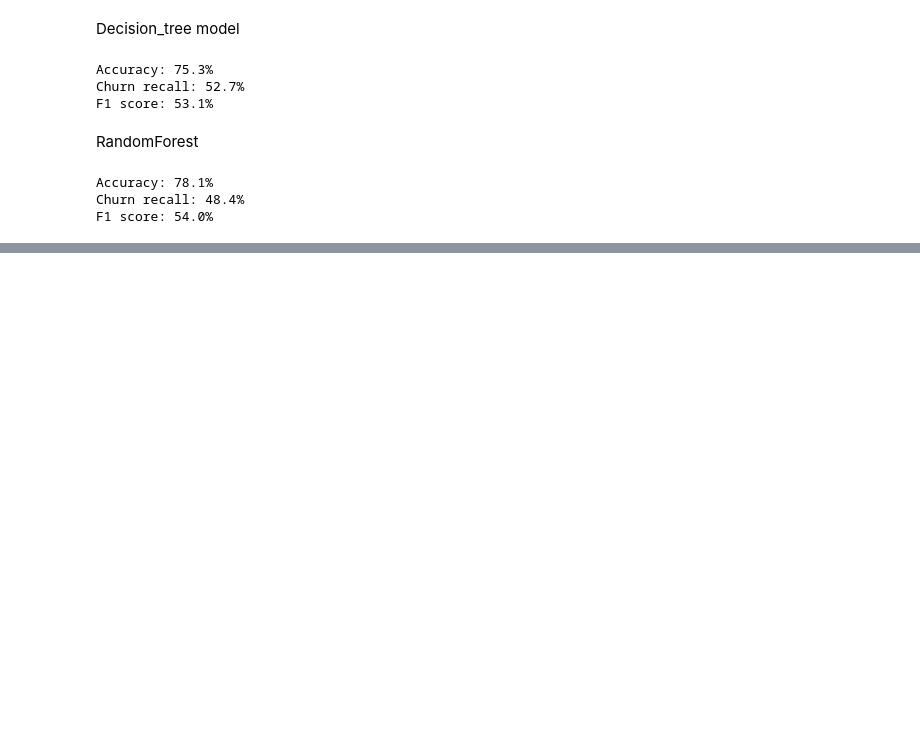
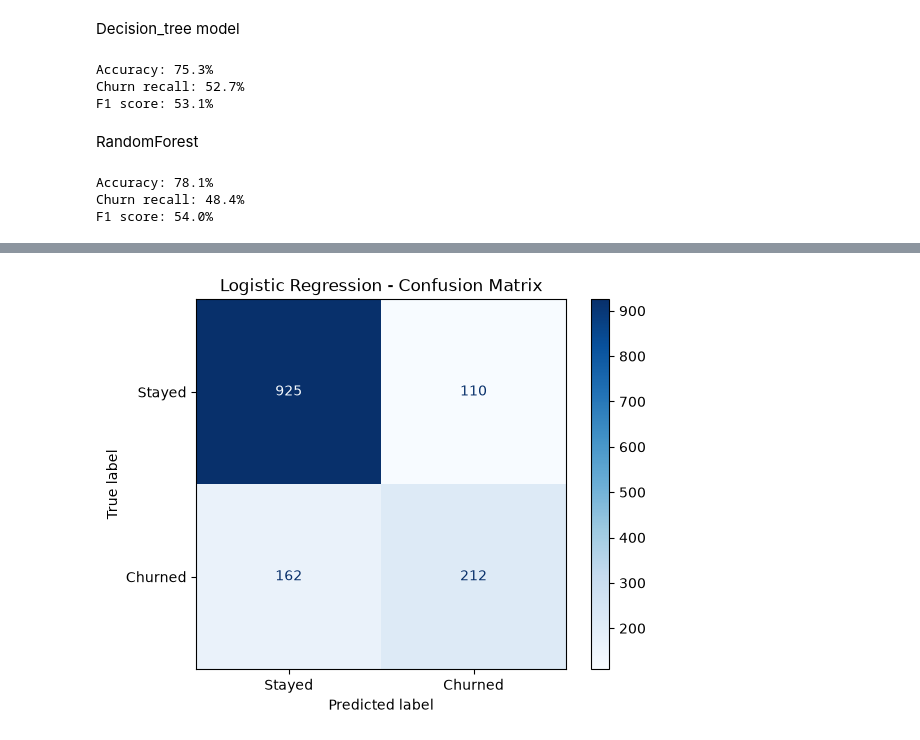
Before and after one commit to mahmoudkhier35-star/AI_graduationProject, a Jupyter notebook: notebooks/modeling.ipynb, the cells around one changed output, grey strips where cells are left out. Cells and saved outputs as stored; diff of their text form; code cells hidden in the pictures; blank space fills up the shorter version.

Commit message:
pipline of logestic_regression

```diff
--- a/notebooks/modeling.ipynb
+++ b/notebooks/modeling.ipynb
@@ -145,0 +241,14 @@ F1 score: 54.0%
+# %%
+ConfusionMatrixDisplay.from_predictions(
+    y_test,
+    logistic_pred,
+    labels=[0, 1],
+    display_labels=["Stayed", "Churned"],
+    cmap="Blues",
+    values_format="d"
+)
+
+plt.title("Logistic Regression - Confusion Matrix")
+plt.show()
+# %% [output]
+[figure, added]
```
Also changed, not shown: parts of 10 cells of this notebook, 3 other files.
